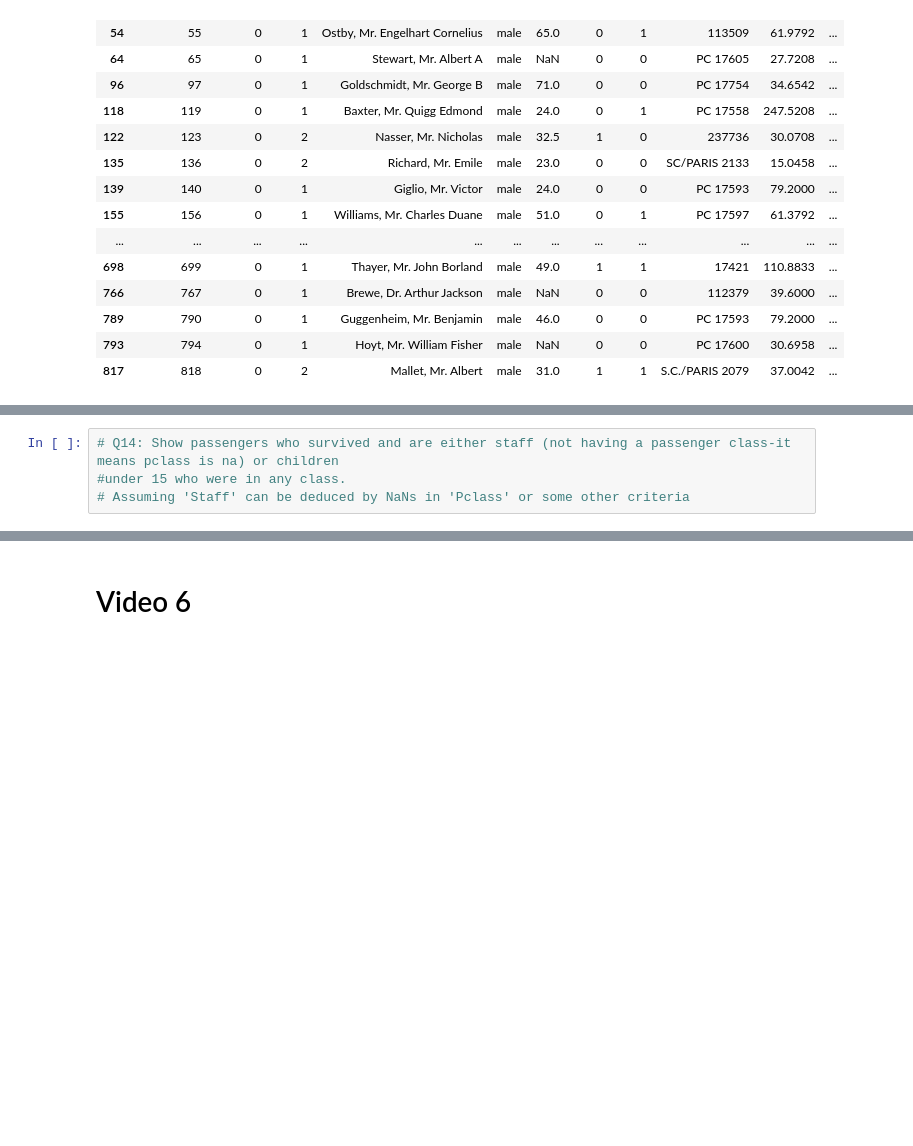
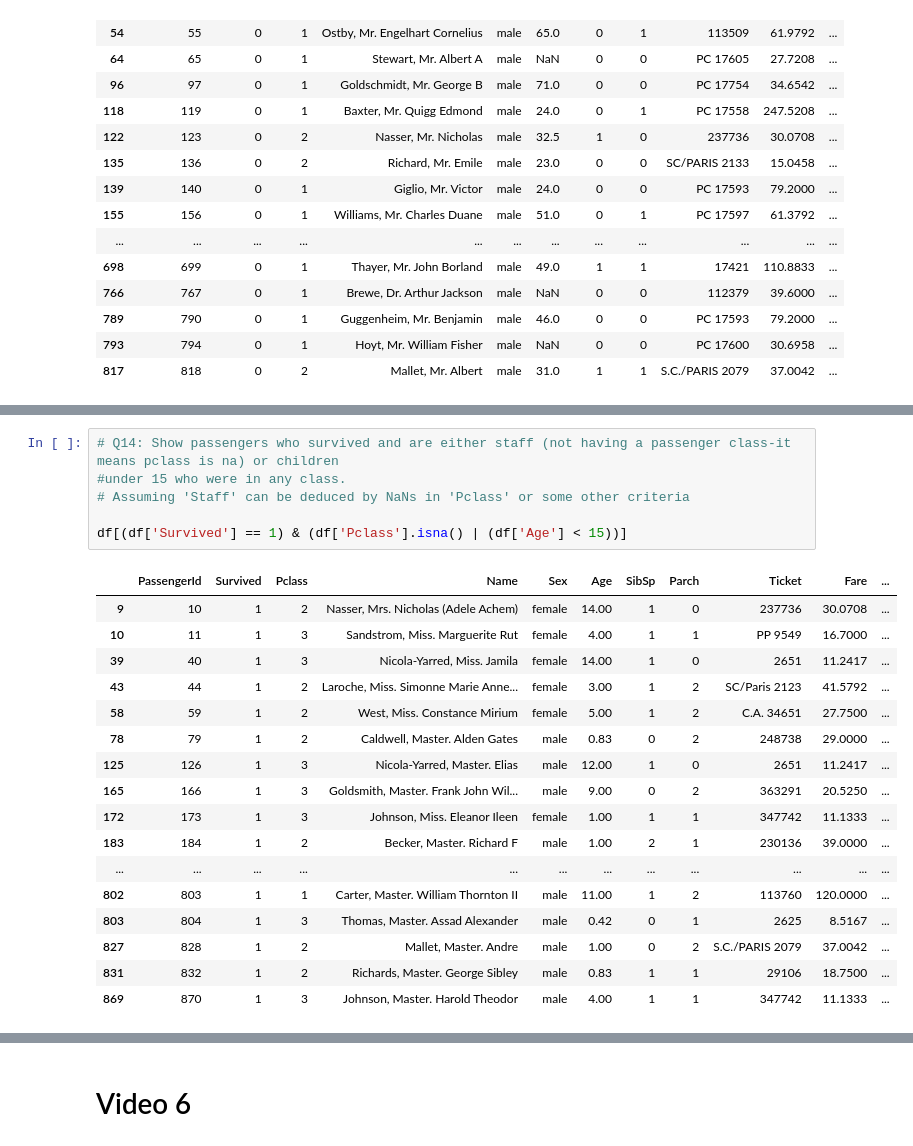
Before and after one commit to kishan-data/pandas_titanic_data_analysis, a Jupyter notebook: Pandas_titanic_data_analysis.ipynb, the cells around one changed output, grey strips where cells are left out. Cells and saved outputs as stored; diff of their text form; blank space fills up the shorter version.

```diff
--- a/Pandas_titanic_data_analysis.ipynb
+++ b/Pandas_titanic_data_analysis.ipynb
@@ -705,7 +743,27 @@ df[(df['Embarked'].isin(['Q','C'])) & (df['Pclass'].isin([1,2])) & (df['Survived
 # %%
 # Q14: Show passengers who survived and are either staff (not having a passenger class-it means pclass is na) or children
 #under 15 who were in any class.
 # Assuming 'Staff' can be deduced by NaNs in 'Pclass' or some other criteria
+
+df[(df['Survived'] == 1) & (df['Pclass'].isna() | (df['Age'] < 15))]
+# %% [output]
+|  | PassengerId | Survived | Pclass | Name | Sex | Age | SibSp | Parch | Ticket | Fare | ... |
+| 9 | 10 | 1 | 2 | Nasser, Mrs. Nicholas (Adele Achem) | female | 14.00 | 1 | 0 | 237736 | 30.0708 | ... |
+| 10 | 11 | 1 | 3 | Sandstrom, Miss. Marguerite Rut | female | 4.00 | 1 | 1 | PP 9549 | 16.7000 | ... |
+| 39 | 40 | 1 | 3 | Nicola-Yarred, Miss. Jamila | female | 14.00 | 1 | 0 | 2651 | 11.2417 | ... |
+| 43 | 44 | 1 | 2 | Laroche, Miss. Simonne Marie Anne... | female | 3.00 | 1 | 2 | SC/Paris 2123 | 41.5792 | ... |
+| 58 | 59 | 1 | 2 | West, Miss. Constance Mirium | female | 5.00 | 1 | 2 | C.A. 34651 | 27.7500 | ... |
+| 78 | 79 | 1 | 2 | Caldwell, Master. Alden Gates | male | 0.83 | 0 | 2 | 248738 | 29.0000 | ... |
+| 125 | 126 | 1 | 3 | Nicola-Yarred, Master. Elias | male | 12.00 | 1 | 0 | 2651 | 11.2417 | ... |
+| 165 | 166 | 1 | 3 | Goldsmith, Master. Frank John Wil... | male | 9.00 | 0 | 2 | 363291 | 20.5250 | ... |
+| 172 | 173 | 1 | 3 | Johnson, Miss. Eleanor Ileen | female | 1.00 | 1 | 1 | 347742 | 11.1333 | ... |
+| 183 | 184 | 1 | 2 | Becker, Master. Richard F | male | 1.00 | 2 | 1 | 230136 | 39.0000 | ... |
+| ... | ... | ... | ... | ... | ... | ... | ... | ... | ... | ... | ... |
+| 802 | 803 | 1 | 1 | Carter, Master. William Thornton II | male | 11.00 | 1 | 2 | 113760 | 120.0000 | ... |
+| 803 | 804 | 1 | 3 | Thomas, Master. Assad Alexander | male | 0.42 | 0 | 1 | 2625 | 8.5167 | ... |
+| 827 | 828 | 1 | 2 | Mallet, Master. Andre | male | 1.00 | 0 | 2 | S.C./PARIS 2079 | 37.0042 | ... |
+| 831 | 832 | 1 | 2 | Richards, Master. George Sibley | male | 0.83 | 1 | 1 | 29106 | 18.7500 | ... |
+| 869 | 870 | 1 | 3 | Johnson, Master. Harold Theodor | male | 4.00 | 1 | 1 | 347742 | 11.1333 | ... |
 # %%
 # Q15: Display all female passengers from first class whose fare was above the average fare of first-class
 # passengers and who embarked at Cherbourg (C).
```
Also changed, not shown: parts of 14 cells of this notebook.
